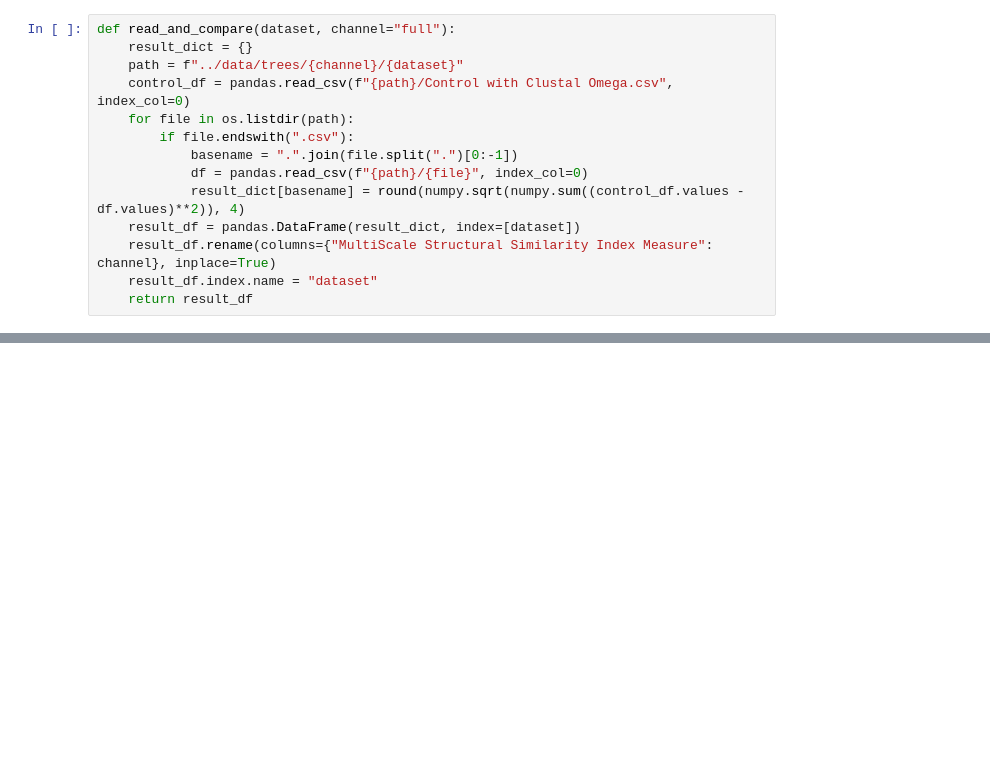
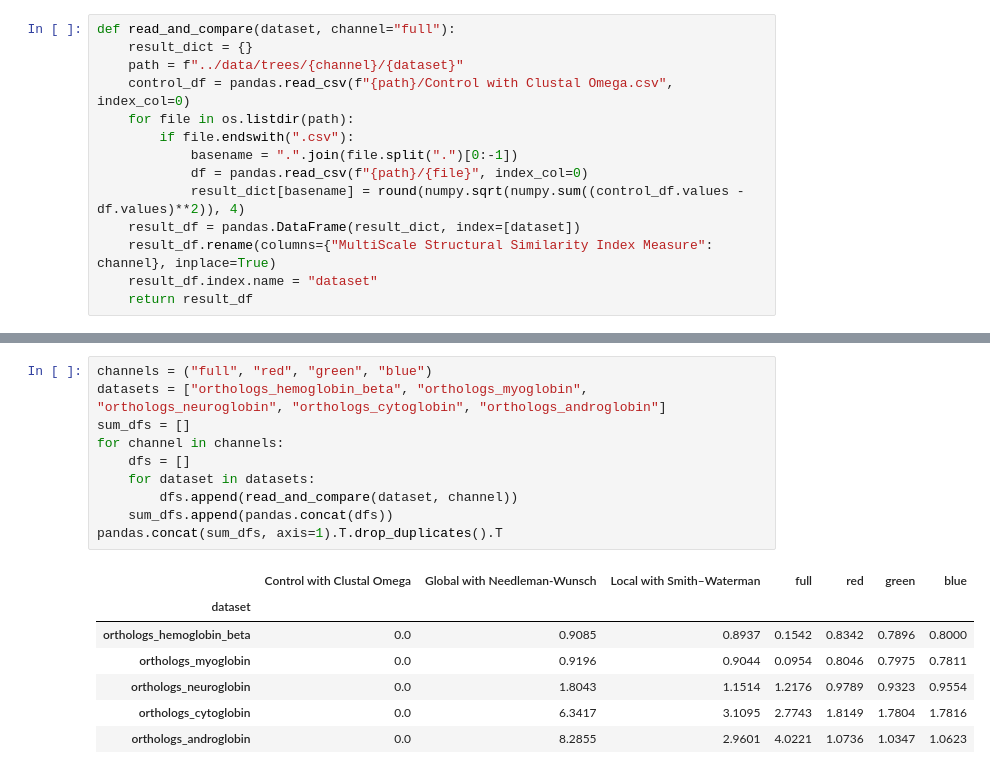
Before and after one commit to TreeTechDev/biomodelml, a Jupyter notebook: notebooks/Feature Analysis by Channel.ipynb, the cells around one changed output, grey strips where cells are left out. Drawn from its saved outputs; the diff is of its cells as text; blank space fills up the shorter version.

```diff
--- a/notebooks/Feature Analysis by Channel.ipynb
+++ b/notebooks/Feature Analysis by Channel.ipynb
@@ -36,3 +70,21 @@ pandas.concat(sum_dfs, axis=1).T.drop_duplicates().T
 | orthologs_neuroglobin | 0.0 | 1.8043 | 1.1514 | 1.2176 | 0.9789 | 0.9323 | 0.9554 | ... |
 | orthologs_cytoglobin | 0.0 | 6.3417 | 3.1095 | 2.7743 | 1.8149 | 1.7804 | 1.7816 | ... |
 | orthologs_androglobin | 0.0 | 8.2855 | 2.9601 | 4.0221 | 1.0736 | 1.0347 | 1.0623 | ... |
+# %%
+channels = ("full", "red", "green", "blue")
+datasets = ["orthologs_hemoglobin_beta", "orthologs_myoglobin", "orthologs_neuroglobin", "orthologs_cytoglobin", "orthologs_androglobin"]
+sum_dfs = []
+for channel in channels:
+    dfs = []
+    for dataset in datasets:
+        dfs.append(read_and_compare(dataset, channel))
+    sum_dfs.append(pandas.concat(dfs))
+pandas.concat(sum_dfs, axis=1).T.drop_duplicates().T
+# %% [output]
+|  | Control with Clustal Omega | Global with Needleman-Wunsch | Local with Smith–Waterman | full | red | green | blue |
+| dataset |  |  |  |  |  |  |  |
+| orthologs_hemoglobin_beta | 0.0 | 0.9085 | 0.8937 | 0.1542 | 0.8342 | 0.7896 | 0.8000 |
+| orthologs_myoglobin | 0.0 | 0.9196 | 0.9044 | 0.0954 | 0.8046 | 0.7975 | 0.7811 |
+| orthologs_neuroglobin | 0.0 | 1.8043 | 1.1514 | 1.2176 | 0.9789 | 0.9323 | 0.9554 |
+| orthologs_cytoglobin | 0.0 | 6.3417 | 3.1095 | 2.7743 | 1.8149 | 1.7804 | 1.7816 |
+| orthologs_androglobin | 0.0 | 8.2855 | 2.9601 | 4.0221 | 1.0736 | 1.0347 | 1.0623 |
```
Also changed, not shown: parts of 9 cells of this notebook, 2 other files.
